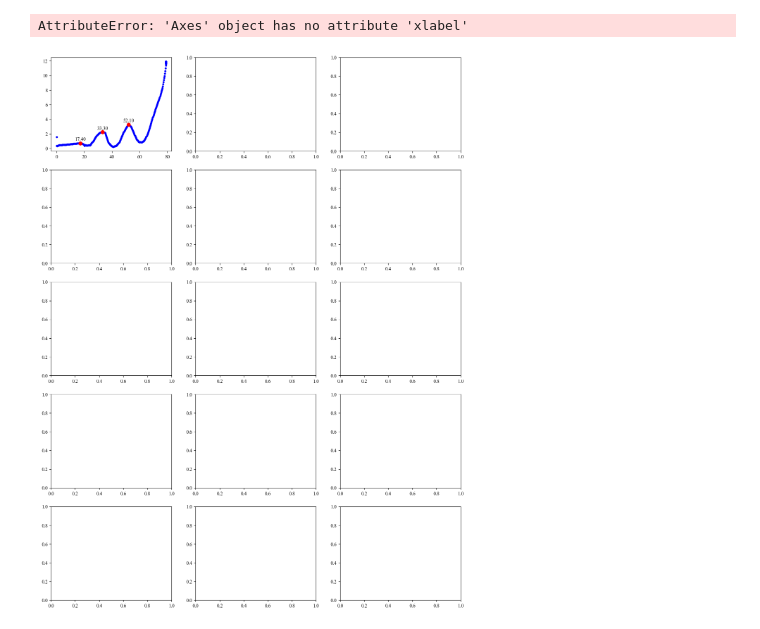
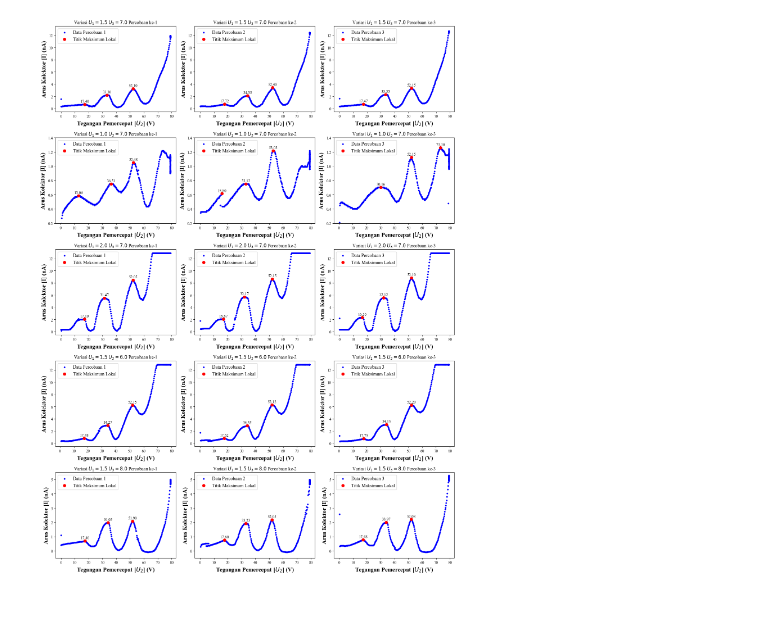
Before and after one commit to JonathanSugijanto/PGDA_final-project_9, a Jupyter notebook: code/data_processing.ipynb, the cells around one changed output. Cells and saved outputs as stored; diff of their text form; code cells hidden in the pictures.

Commit message:
rerun data_rpocessing.ipynb

```diff
--- a/code/data_processing.ipynb
+++ b/code/data_processing.ipynb
@@ -7,7 +7,7 @@ from scipy.signal import find_peaks
 import matplotlib as mpl
 # %%
 # Path ke folder data CSV
-folder_path = '../formatted_data/'  # Ganti dengan path folder yang benar
+folder_path = '../cleaned_data/'  # Ganti dengan path folder yang benar
 csv_files = ["1.5 7.0 1.csv", "1.5 7.0 2.csv", "1.5 7.0 3.csv",
              "1.0 7.0 1.csv", "1.0 7.0 2.csv", "1.0 7.0 3.csv",
              "2.0 7.0 1.csv", "2.0 7.0 2.csv", "2.0 7.0 3.csv",
@@ -84,7 +84,7 @@ for i, csv_file in enumerate(csv_files[:15]):
 
     # Load data from the current sheet
     file_path = os.path.join(folder_path, csv_file)
-    data = pd.read_csv(file_path, sep=';')
+    data = pd.read_csv(file_path, sep=',')
 
     # Assuming 'x' and 'y' columns in each sheet
     x = data['Acceleration voltage U_B / V']
@@ -112,35 +112,34 @@ for i, csv_file in enumerate(csv_files[:15]):
             peaks2 = remove_value(peaks,j)
 
         else:
             ref= y[j]
     peaks = peaks2
 
     # Plot on the corresponding subplot
     ax = axes[i]
     # Scatter plot for the current sheet
     # ax.figure(figsize=(10, 6))
     ax.scatter(x, y, color='blue', s=10, label=('Data Percobaan '+str(percobaan_ke)))
     ax.scatter(x[peaks], y[peaks], color='red', s=50, label='Titik Maksimum Lokal')
 
     # Annotate each peak with its x-coordinate
     for peak in peaks:
         x_peak_avg = avg_peak(x, y, peak)
         ax.annotate(f"{x_peak_avg:.2f}", (x[peak], y[peak]), textcoords="offset points", xytext=(0,5), ha='center')
 
     # Set titles and labels for each subplot
     ax.set_xlabel('Tegangan Pemercepat [$U_{2}$] (V)', fontsize=15, fontweight='bold')
     ax.set_ylabel('Arus Kolektor [I] (nA)', fontsize=15, fontweight='bold')
-    ax.set_xticks(fontsize=12)
-    ax.set_yticks(fontsize=12)
+    # ax.set_xticks(fontsize=12)
+    # ax.set_yticks(fontsize=12)
     ax.legend(fontsize=12, loc='upper left')
-    ax.set_title(f'Sheet: {csv_file}')
+    ax.set_title(f'Variasi $U_{1}={csv_file[0:3]}$ $U_{3}={csv_file[4:7]}$ Percobaan ke-{csv_file[8]}')
     adjust_ylim(variasi_ke, (-0.5,13.5), (0.2, 1.4), (-0.5, 13.5), (-0.5, 13.5), (-0.5, 5.5), ax)
 
     # Save the figure with high resolution
     # plt.savefig(f'figs/var{variasi_ke}/{csv_file}.png', dpi=300, bbox_inches='tight')  # Adjust dpi as needed
 
 plt.tight_layout()
 plt.show()
 # %% [output]
-AttributeError: 'Axes' object has no attribute 'xlabel'
-[figure, old version]
+[figure, new version]
```
